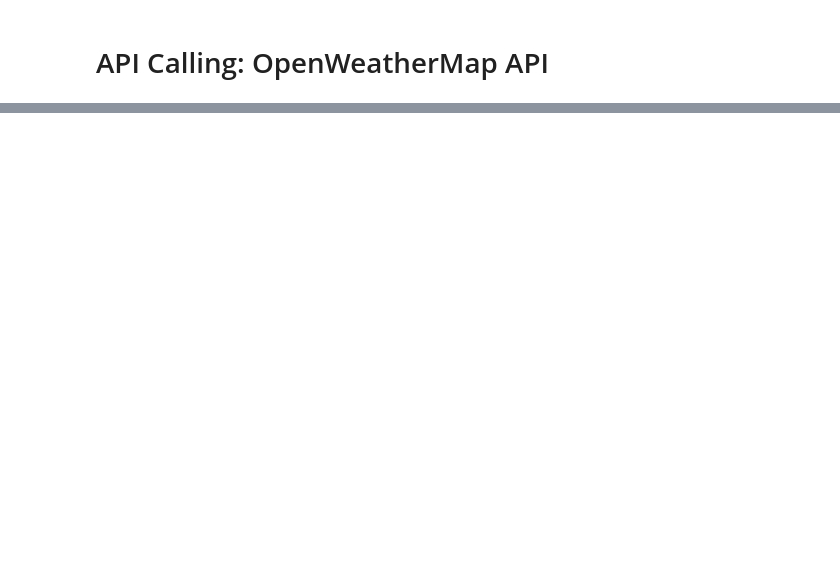
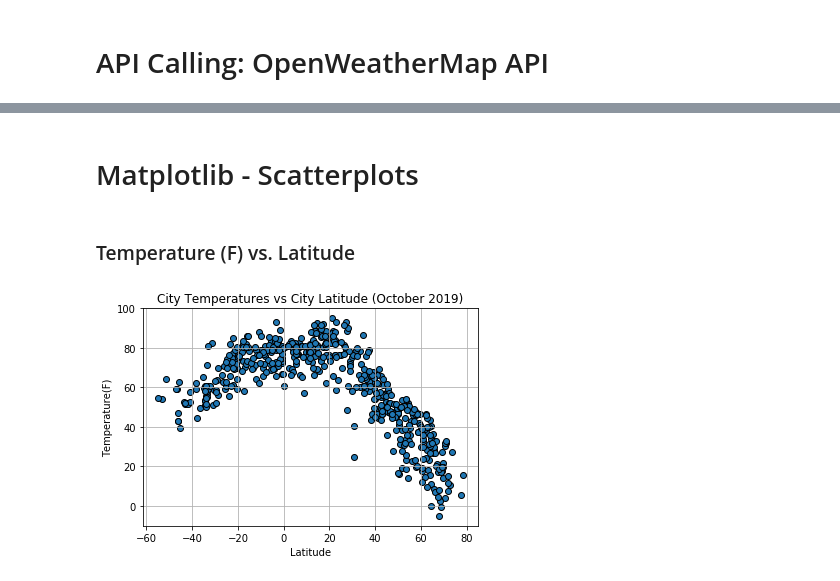
Before and after one commit to gtieng/python-api-challenge, a Jupyter notebook: WeatherPy_GT.ipynb, the cells around one changed output, grey strips where cells are left out. Cells and saved outputs as stored; diff of their text form; code cells hidden in the pictures; blank space fills up the shorter version.

Commit message:
final code, plots, and conclusion

```diff
--- a/WeatherPy_GT.ipynb
+++ b/WeatherPy_GT.ipynb
@@ -105,0 +159,19 @@ pd.DataFrame(weather_df)
+# %% [markdown]
+# Matplotlib - Scatterplots
+# %% [markdown]
+### Temperature (F) vs. Latitude
+# %%
+#plot temp vs lat
+tempVSlat = plt.scatter(weather_df["Latitude"], weather_df["Temperature(F)"], edgecolors="k")
+
+#labels and legend
+plt.title("City Temperatures vs City Latitude (October 2019)")
+plt.xlabel("Latitude")
+plt.ylabel("Temperature(F)")
+plt.grid(True)
+
+#save and show
+plt.savefig("tempVSlat_GT.png")
+plt.show()
+# %% [output]
+[figure, added]
```
Also changed, not shown: parts of 15 cells of this notebook, 5 other files.
